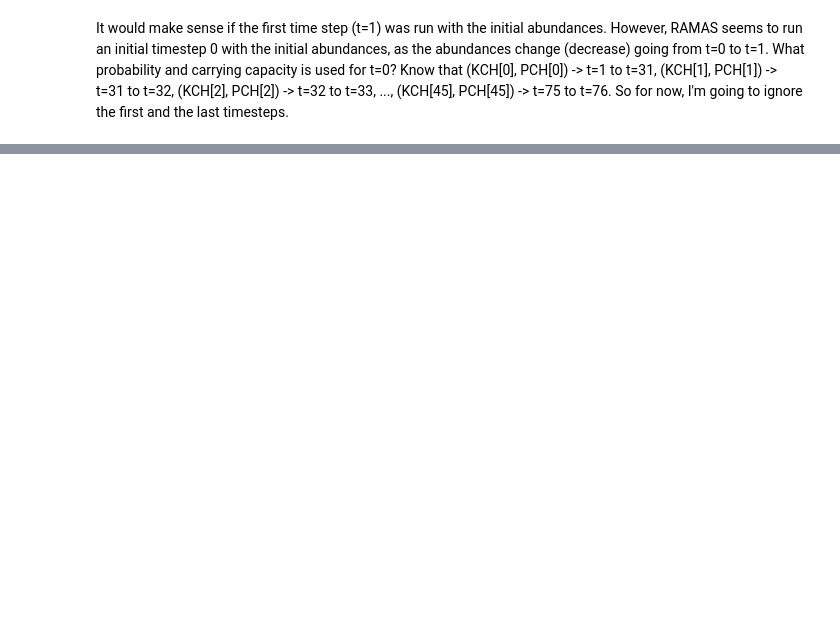
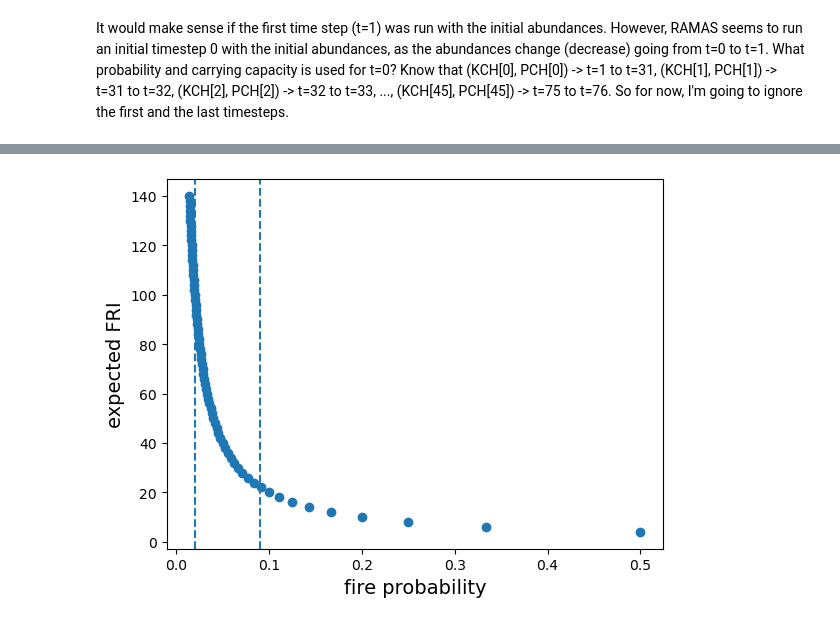
Before and after one commit to patricklawton/TecateCypress, a Jupyter notebook: analysis.ipynb, the cells around one changed output, grey strips where cells are left out. Saved outputs shown, nothing was run; the diff lists cells and outputs as text; code cells hidden in the pictures; blank space fills up the shorter version.

```diff
--- a/analysis.ipynb
+++ b/analysis.ipynb
@@ -159,0 +236,9 @@ ax.legend()
+# %%
+plt.scatter(np.array(fire_probs), inst.timestep / np.array(fire_probs))
+plt.axvline(0.02, ls='--')
+plt.axvline(0.09, ls='--')
+plt.xlabel('fire probability', fontsize=14)
+plt.ylabel('expected FRI', fontsize=14)
+plt.savefig('figs/fri_vs_fireprob.png')
+# %% [output]
+[figure, added]
```
Also changed, not shown: parts of 9 cells of this notebook, 1 other file.
